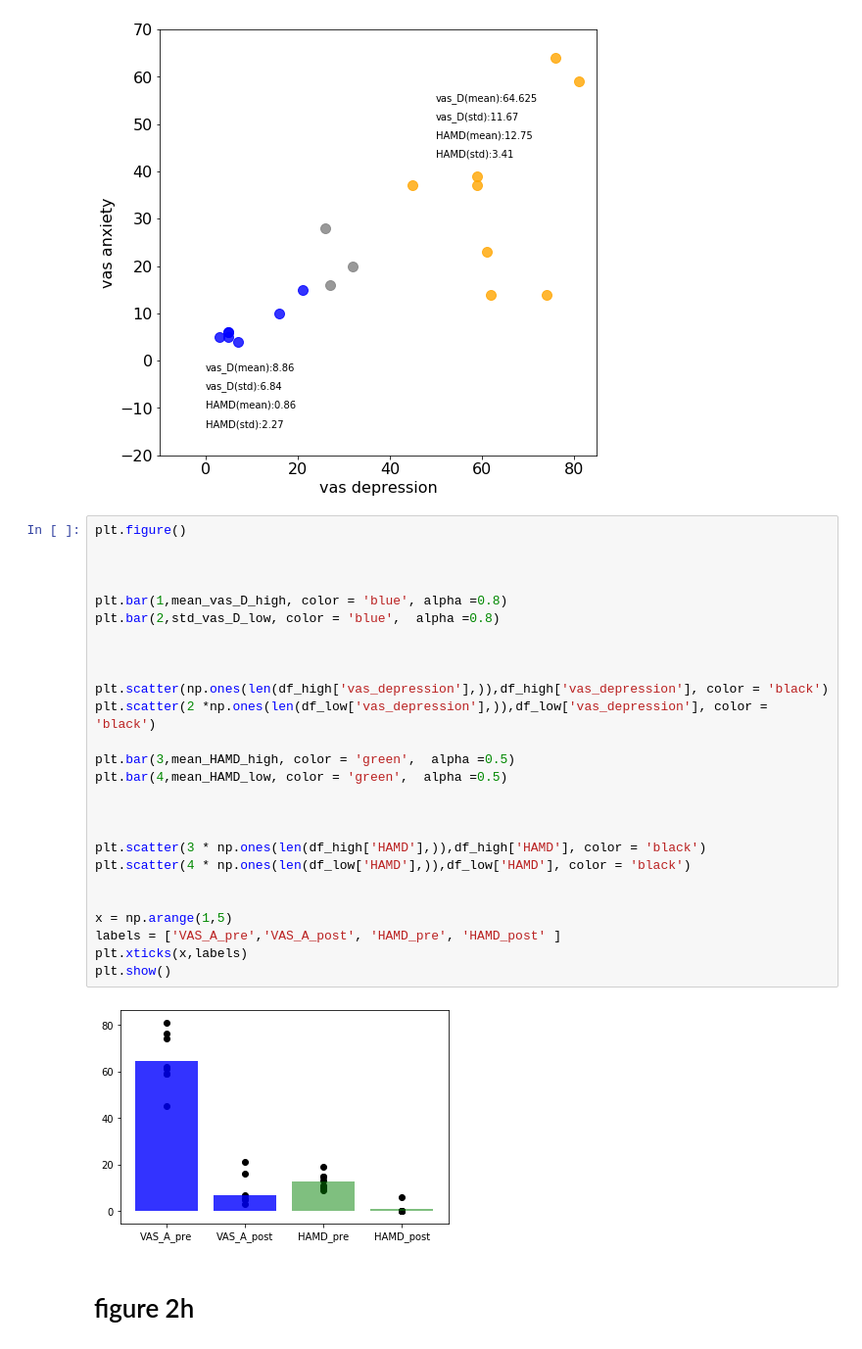
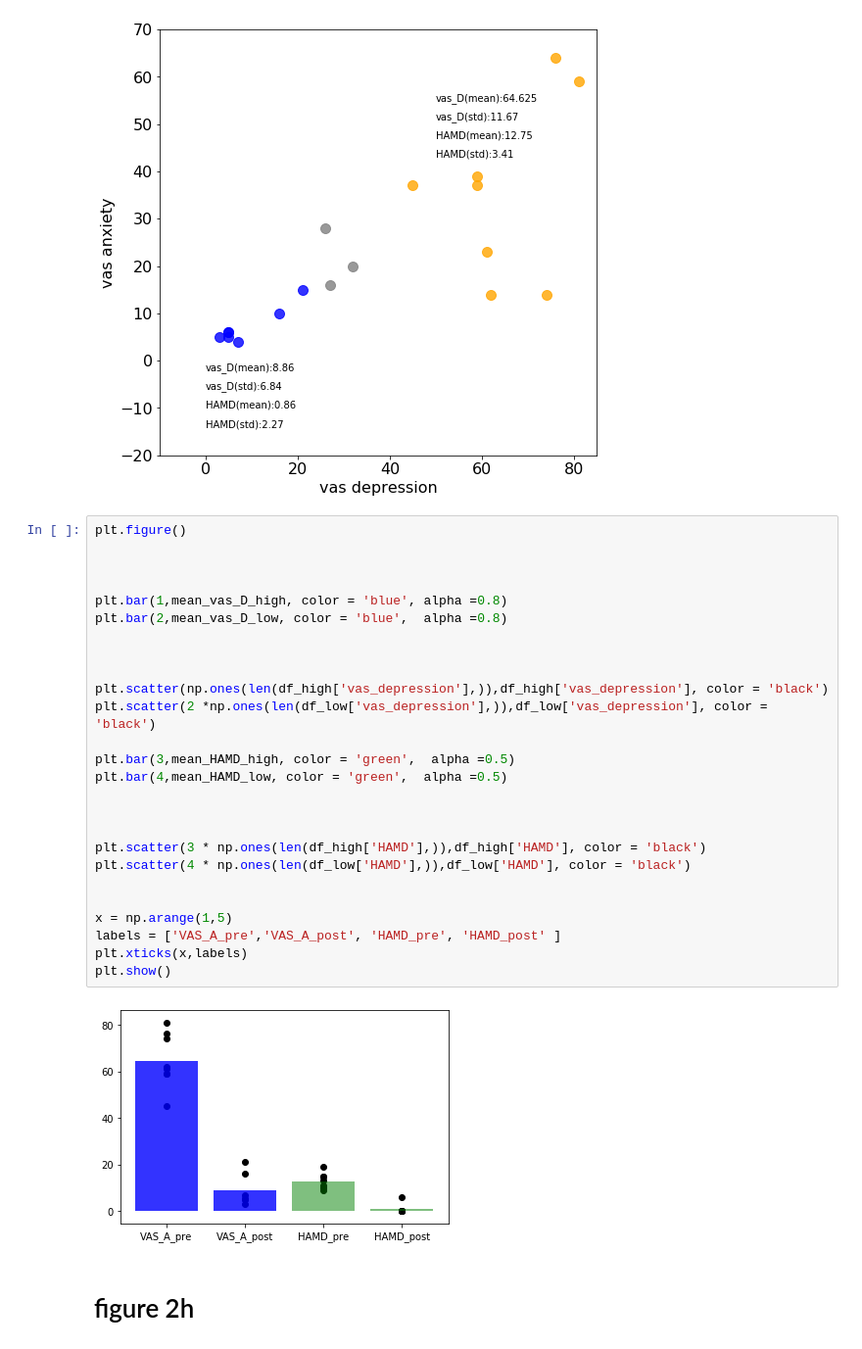
Before and after one commit to ScangosLab/closed_loop_mdd, a Jupyter notebook: Fig2h,i- number of Gamma detection by RNS.ipynb, the cells around one changed output. Shown: that part at 98% size. Saved outputs shown, nothing was run; the diff lists cells and outputs as text.

```diff
--- a/Fig2h,i- number of Gamma detection by RNS.ipynb
+++ b/Fig2h,i- number of Gamma detection by RNS.ipynb
@@ -93,31 +93,31 @@ plt.show()
 # %%
 plt.figure()
 
 
 
 plt.bar(1,mean_vas_D_high, color = 'blue', alpha =0.8)
-plt.bar(2,std_vas_D_low, color = 'blue',  alpha =0.8)
+plt.bar(2,mean_vas_D_low, color = 'blue',  alpha =0.8)
 
 
 
 plt.scatter(np.ones(len(df_high['vas_depression'],)),df_high['vas_depression'], color = 'black')
 plt.scatter(2 *np.ones(len(df_low['vas_depression'],)),df_low['vas_depression'], color = 'black')
 
 plt.bar(3,mean_HAMD_high, color = 'green',  alpha =0.5)
 plt.bar(4,mean_HAMD_low, color = 'green',  alpha =0.5)
 
 
 
 plt.scatter(3 * np.ones(len(df_high['HAMD'],)),df_high['HAMD'], color = 'black')
 plt.scatter(4 * np.ones(len(df_low['HAMD'],)),df_low['HAMD'], color = 'black')
 
 
 x = np.arange(1,5)
 labels = ['VAS_A_pre','VAS_A_post', 'HAMD_pre', 'HAMD_post' ]
 plt.xticks(x,labels)
 plt.show()
 # %% [output]
-[figure, old version]
+[figure, new version]
 # %% [markdown]
 # figure 2h
 # %%
```
